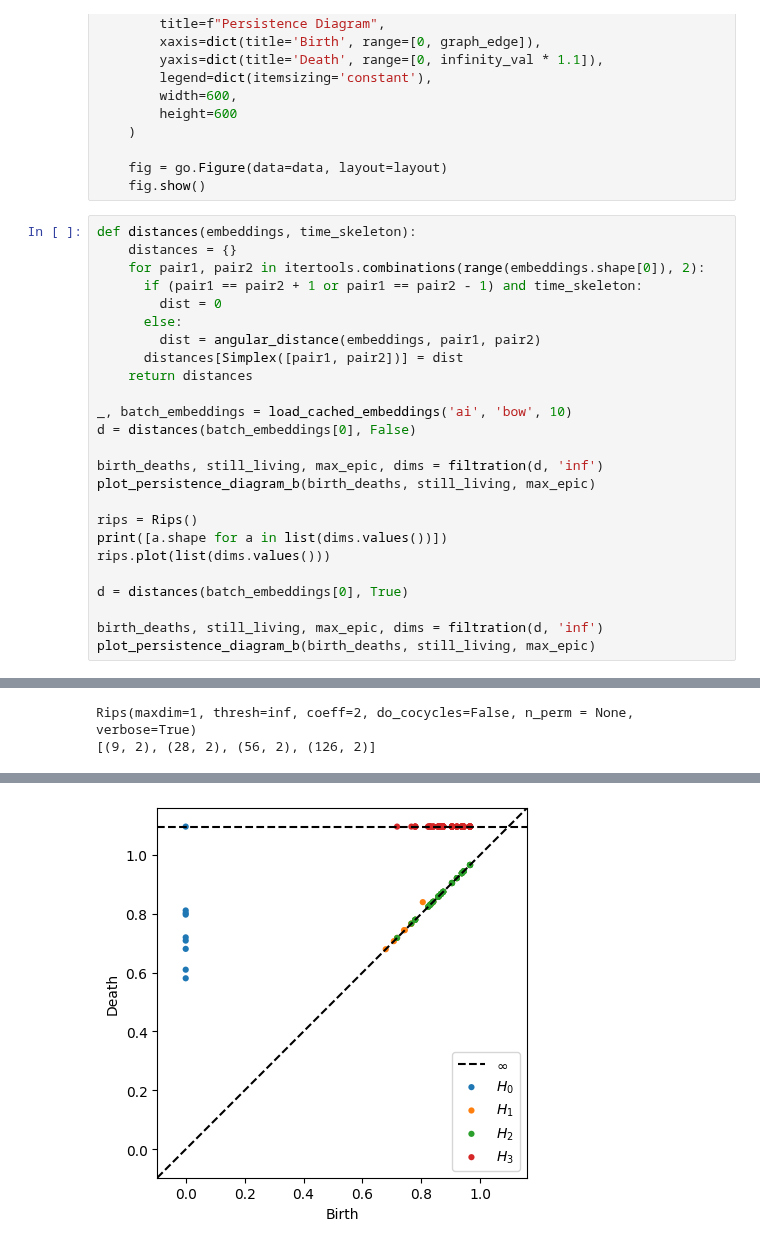
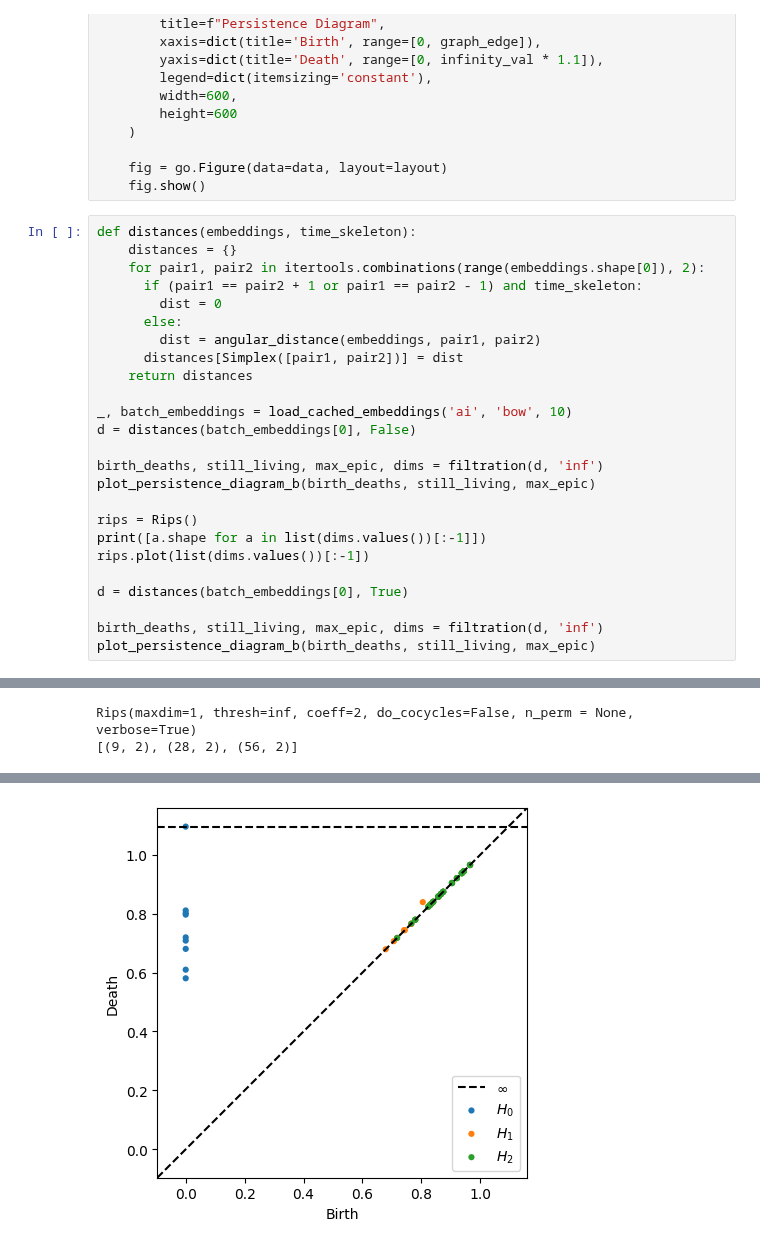
Before and after one commit to aguilin1/tda_ai_text_generation, a Jupyter notebook: tda_ai_text_detection.ipynb, the cells around one changed output, grey strips where cells are left out. Drawn from its saved outputs; the diff is of its cells as text.

```diff
--- a/tda_ai_text_detection.ipynb
+++ b/tda_ai_text_detection.ipynb
@@ -488,34 +488,34 @@ def plot_persistence_diagram_b(births_deaths, still_living, max_epic):
 # %%
 def distances(embeddings, time_skeleton):
     distances = {}
     for pair1, pair2 in itertools.combinations(range(embeddings.shape[0]), 2):
       if (pair1 == pair2 + 1 or pair1 == pair2 - 1) and time_skeleton:
         dist = 0
       else:
         dist = angular_distance(embeddings, pair1, pair2)
       distances[Simplex([pair1, pair2])] = dist
     return distances
 
 _, batch_embeddings = load_cached_embeddings('ai', 'bow', 10)
 d = distances(batch_embeddings[0], False)
 
 birth_deaths, still_living, max_epic, dims = filtration(d, 'inf')
 plot_persistence_diagram_b(birth_deaths, still_living, max_epic)
 
 rips = Rips()
-print([a.shape for a in list(dims.values())])
-rips.plot(list(dims.values()))
+print([a.shape for a in list(dims.values())[:-1]])
+rips.plot(list(dims.values())[:-1])
 
 d = distances(batch_embeddings[0], True)
 
 birth_deaths, still_living, max_epic, dims = filtration(d, 'inf')
 plot_persistence_diagram_b(birth_deaths, still_living, max_epic)
 # %% [output]
 [interactive output not drawn]
 Rips(maxdim=1, thresh=inf, coeff=2, do_cocycles=False, n_perm = None, verbose=True)
-[(9, 2), (28, 2), (56, 2), (126, 2)]
+[(9, 2), (28, 2), (56, 2)]
 [interactive output not drawn]
-[figure, old version]
+[figure, new version]
 # %%
 import pickle
 import numpy as np
```
Also changed, not shown: parts of 4 cells of this notebook.
